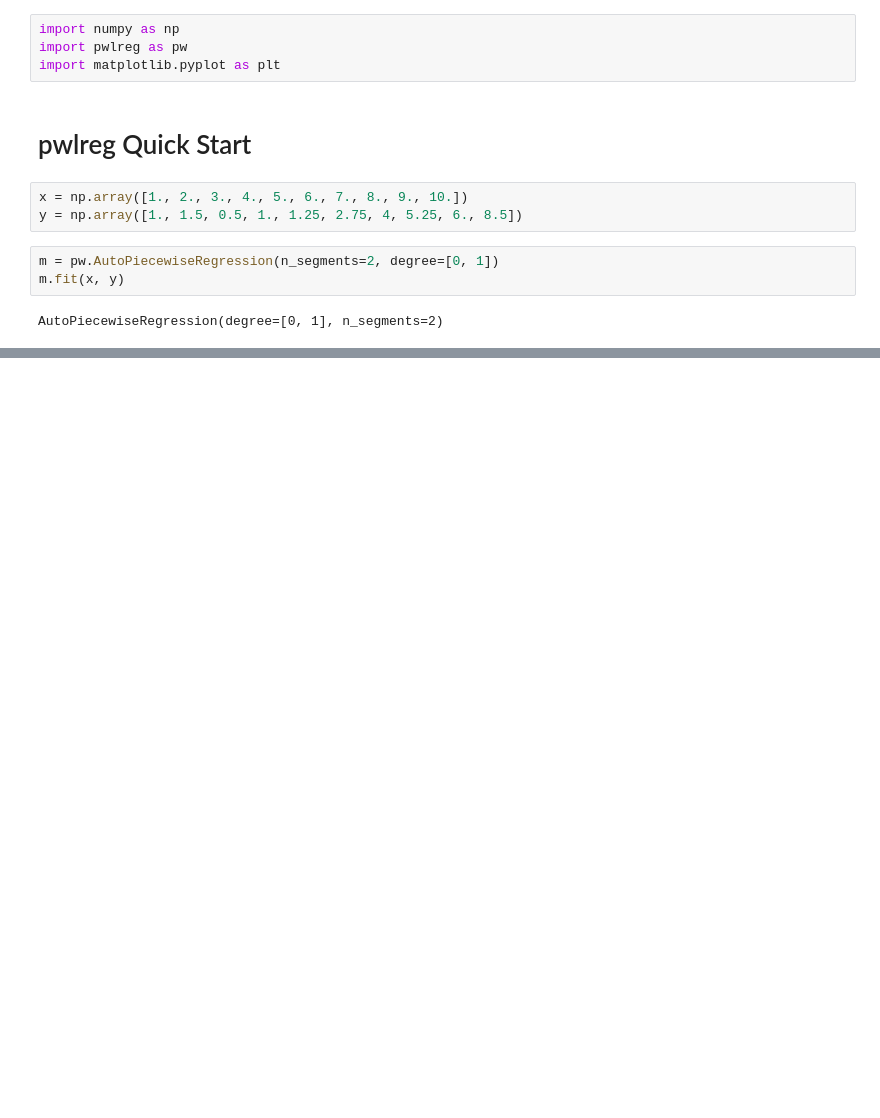
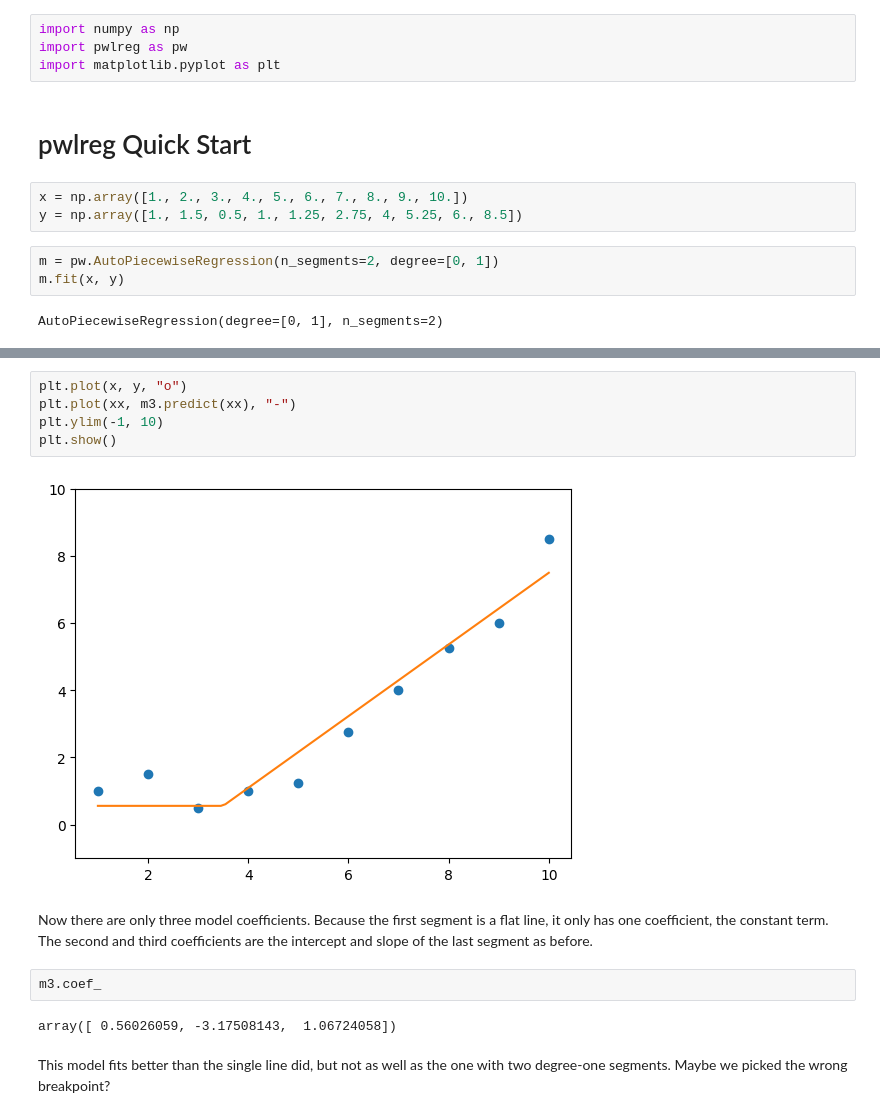
Before and after one commit to ensley-nexant/pwlreg, a Jupyter notebook: notebooks/howto.ipynb, the cells around one changed output, grey strips where cells are left out. Drawn from its saved outputs; the diff is of its cells as text; blank space fills up the shorter version.

```diff
--- a/notebooks/howto.ipynb
+++ b/notebooks/howto.ipynb
@@ -29,0 +103,15 @@ array([ 1.       ,  4.8148148, 10.       ])
+# %%
+plt.plot(x, y, "o")
+plt.plot(xx, m3.predict(xx), "-")
+plt.ylim(-1, 10)
+plt.show()
+# %% [output]
+[figure, added]
+# %% [markdown]
+Now there are only three model coefficients. Because the first segment is a flat line, it only has one coefficient, the constant term. The second and third coefficients are the intercept and slope of the last segment as before.
+# %%
+m3.coef_
+# %% [output]
+array([ 0.56026059, -3.17508143,  1.06724058])
+# %% [markdown]
+This model fits better than the single line did, but not as well as the one with two degree-one segments. Maybe we picked the wrong breakpoint?
```
Also changed, not shown: parts of 50 cells of this notebook.
